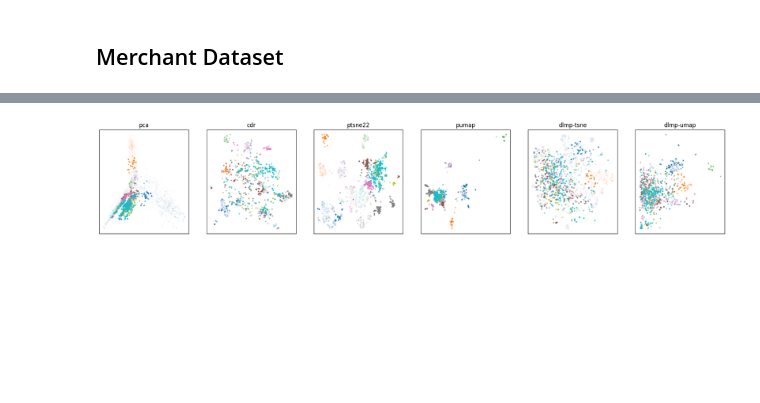
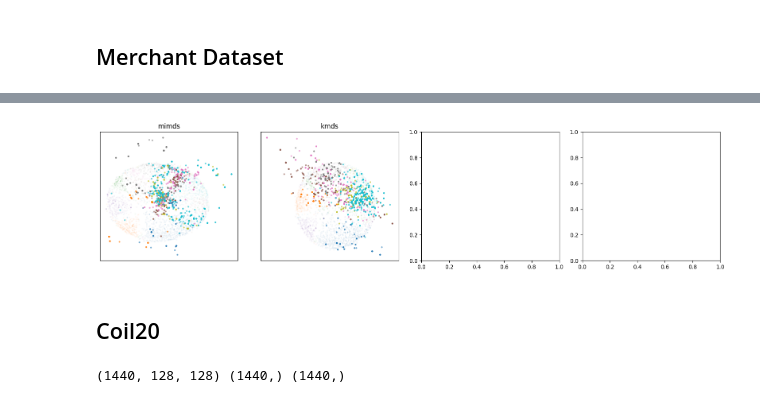
Before and after one commit to Kpure1000/OOS-DR-Benchmark, a Jupyter notebook: gen_truth.ipynb, the cells around one changed output, grey strips where cells are left out. Cells and saved outputs as stored; diff of their text form; code cells hidden in the pictures; blank space fills up the shorter version.

Commit message:
add: some dataset

```diff
--- a/gen_truth.ipynb
+++ b/gen_truth.ipynb
@@ -1118,8 +1123,8 @@ with h5.File('datasets/truth/merchant_3897.h5', 'r') as f:
     y_test =  gO['y0'][:]
 # %%
 from methods.methods import *
-methods_name = ['pca', 'cdr', 'ptsne22', 'pumap', 'dlmp-tsne', 'dlmp-umap']
-methods = Methods(verbose=True)
+methods = Methods(verbose=True, gpu_accel=True)
+methods_name = ['mimds', 'kmds']
 
 projects=[]
 
@@ -1177,12 +1183,48 @@ Epoch 20: early stopping
 # %%
 import matplotlib.pyplot as plt
-ncols = len(methods_name)
-fig, ax = plt.subplots(1, ncols, figsize=(4*ncols, 4))
+ncols = 4
+nrows = int(np.ceil(len(methods_name) / ncols))
+
+fig, ax = plt.subplots(nrows, ncols, figsize=(4 * ncols, 4 * nrows))
 for i, (ptrain, ptest) in enumerate(projects):
-    ax[i].scatter(ptrain[:,0],ptrain[:,1],c=y_train, cmap='tab10', s=3, alpha=0.03)
-    ax[i].scatter(ptest[:,0],ptest[:,1],c=y_test, cmap='tab10', s=4, alpha=0.5)
-    ax[i].set_title(methods_name[i])
-    ax[i].set_xticks([])
-    ax[i].set_yticks([])
+    r = i // nrows
+    c = i % ncols
+    axes = ax[r, c] if ncols > 1 and nrows > 1 else ax[i]
+    axes.scatter(ptrain[:,0],ptrain[:,1],c=y_train, cmap='tab10', s=3, alpha=0.03)
+    axes.scatter(ptest[:,0],ptest[:,1],c=y_test, cmap='tab10', s=4, alpha=0.5)
+    axes.set_title(methods_name[i])
+    axes.set_xticks([])
+    axes.set_yticks([])
+fig.tight_layout()
+fig.savefig('imgs/merchant.png', dpi=400)
 # %% [output]
-[figure, old version]
+[figure, new version]
+# %% [markdown]
+## Coil20
+# %%
+import imageio
+import numpy as np
+from glob import glob
+import os
+
+files = glob('org_datasets/coil20/coil20/*.png')
+
+images = []
+labels = []
+poses  = []
+
+for file in files:
+    basename = os.path.basename(file)
+    filename = os.path.splitext(basename)[0]
+    [obj_name, pose_id] = filename.split('__')
+    images.append(imageio.imread(file))
+    labels.append(int(obj_name.split('obj')[1]))
+    poses.append(int(pose_id))
+
+images = np.array(images, dtype=np.float64)
+labels = np.array(labels)
+poses  = np.array(poses)
+
+print(images.shape, labels.shape, poses.shape)
+# %% [output]
+(1440, 128, 128) (1440,) (1440,)
```
Also changed, not shown: parts of 37 cells of this notebook, 2 other files.
